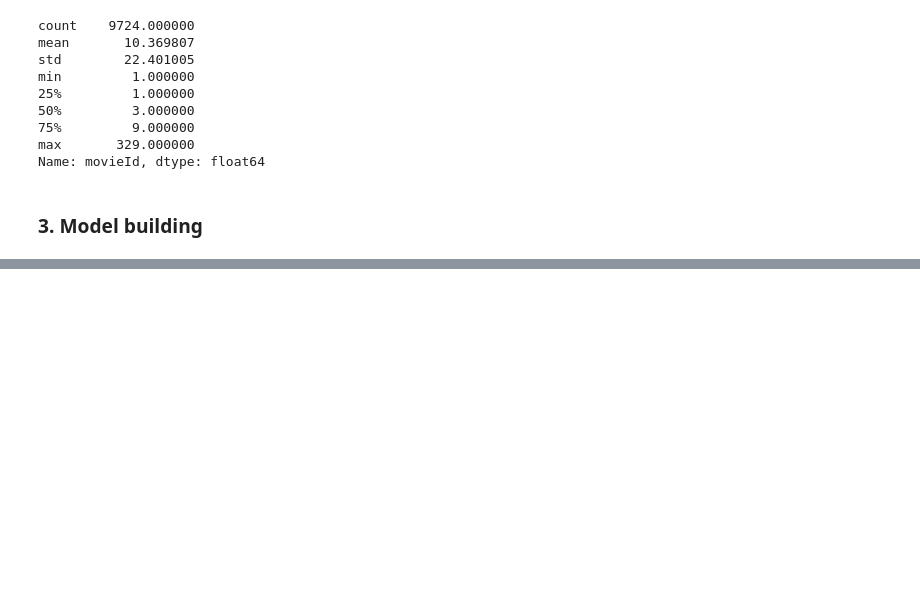
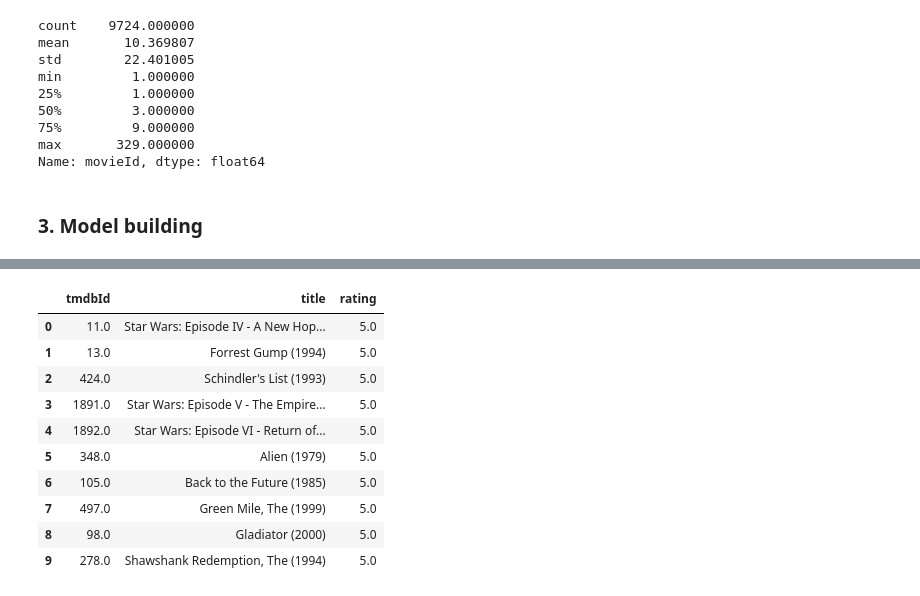
Before and after one commit to ThomasSabatier/An-Awesome-Movie-Recommender, a Jupyter notebook: notebooks/main_recommandation_films.ipynb, the cells around one changed output, grey strips where cells are left out. Cells and saved outputs as stored; diff of their text form; code cells hidden in the pictures; blank space fills up the shorter version.

```diff
--- a/notebooks/main_recommandation_films.ipynb
+++ b/notebooks/main_recommandation_films.ipynb
@@ -241,5 +173,0 @@ def what_do_we_watch_tonight(user_id, matrix, n_neighbors, latent_dimension, n_m
-# %%
-
-# Convert data into Surprise Dataset
-reader = Reader(rating_scale=(0.5, 5))
-data = Dataset.load_from_df(df_ml_ratings[['userId','movieId','rating']], reader)
@@ -292,34 +173,0 @@ Average RMSE score: 0.861283369504009
-# %%
-
-def hey_honey_what_do_we_watch_tonight(user_id, top_n, trainset, algo):
-
-    # List of movies rated by a specific user
-    rated_items = set(item_id for (item_id, _) in trainset.ur[random_user])
-
-    # List of movies not rated yet by a specific user
-    not_watched_yet = [item_id for item_id in trainset.all_items() if item_id not in rated_items]
-
-    movie_titles = dict(zip(df_ml_ratings['movieId'], df_ml_ratings['title']))
-
-    rated_movies = [(item_id, rating) for (item_id, rating) in trainset.ur[user_id]]
-    sorted_rated_movies = sorted(rated_movies, key=lambda x: x[1], reverse=True)
-
-     # Create rated movies string
-    rated_movies_str = f"Top {top_n} des films déjà notés par l'utilisateur {user_id}:\n"
-    rated_movies_str += "---------------------------------------\n"
-    for item_id, rating in sorted_rated_movies[:top_n]:
-        movie_id = trainset.to_raw_iid(item_id)  # Convert internal item_id to external movie_id
-        rated_movies_str += f"{movie_id} | {movie_titles[movie_id]} | rating: {rating:.2f}\n"
-
-    # Predictions
-    predictions = [algo.predict(random_user, item_id) for item_id in not_watched_yet]
-    sorted_predictions = sorted(predictions, key=lambda x: x.est, reverse=True)
-
-    # Display top n recommendations
-    recommendations_str = ""
-    recommendations_str = f"Top {top_n} recommandations pour l'utilisateur {user_id}:\n"
-    recommendations_str += "---------------------------------------\n"
-    for pred in sorted_predictions[:top_n]:
-        recommendations_str += f"{pred.iid} | {movie_titles[pred.iid]} | rating: {pred.est:.2f}\n"
-
-    return recommendations_str, rated_movies_str
@@ -433,0 +309,14 @@ df_ml_relevant_tags[df_ml_relevant_tags['title_ml']=='Innocence']
+# %%
+df_rated_movies
+# %% [output]
+|  | tmdbId | title | rating |
+| 0 | 11.0 | Star Wars: Episode IV - A New Hop... | 5.0 |
+| 1 | 13.0 | Forrest Gump (1994) | 5.0 |
+| 2 | 424.0 | Schindler's List (1993) | 5.0 |
+| 3 | 1891.0 | Star Wars: Episode V - The Empire... | 5.0 |
+| 4 | 1892.0 | Star Wars: Episode VI - Return of... | 5.0 |
+| 5 | 348.0 | Alien (1979) | 5.0 |
+| 6 | 105.0 | Back to the Future (1985) | 5.0 |
+| 7 | 497.0 | Green Mile, The (1999) | 5.0 |
+| 8 | 98.0 | Gladiator (2000) | 5.0 |
+| 9 | 278.0 | Shawshank Redemption, The (1994) | 5.0 |
```
Also changed, not shown: parts of 33 cells of this notebook, 1 other file.
